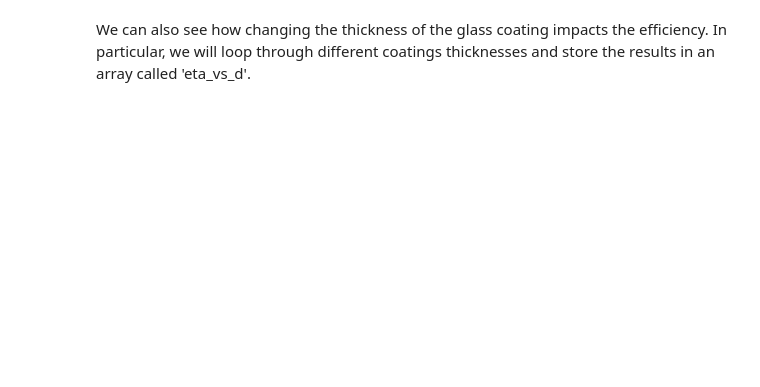
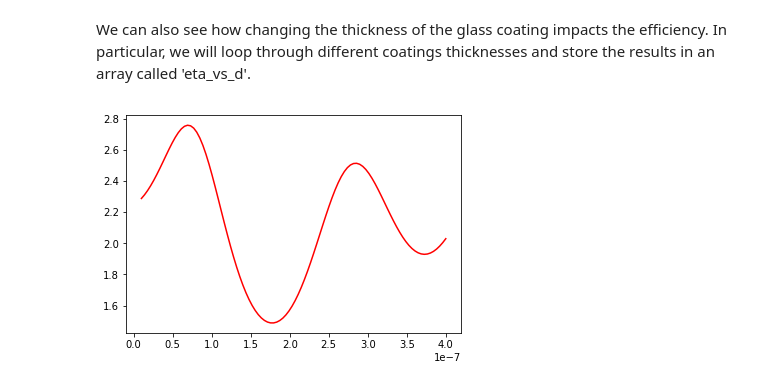
Before and after one commit to FoleyLab/wptherml_v1.0.0, a Jupyter notebook: Example2.ipynb, the cells around one changed output. Cells and saved outputs as stored; diff of their text form; code cells hidden in the pictures; blank space fills up the shorter version.

```diff
--- a/Example2.ipynb
+++ b/Example2.ipynb
@@ -91,20 +96,20 @@ We can also see how changing the thickness of the glass coating impacts the effi
 # %%
 ### method to compute reflectivity, transmissivity, and absorptivity vs angle at a specified
 ### wavelength... results are stored in the attributes
 ### self.r_vs_theta, self.t_vs_theta, and self.eps_vs_theta... array of angles is self.theta_array
 import numpy as np
-eta_vs_d = np.zeros(200)
-d_array = np.linspace(10e-9,400e-9,200)
+eta_vs_d = np.zeros(100)
+d_array = np.linspace(10e-9,400e-9,100)
 i = 0
 for dsio2 in d_array:
     coated_w.d[1] = dsio2
-    coated_w.Fresnel()
-    coated_w.ThermalEmission()
-    coated_w.LuminousEfficiency()
-    eta_vs_d[i] = coated_w.eta_lum
+    coated_w.fresnel()
+    coated_w.thermal_emission()
+    coated_w.luminous_efficiency()
+    eta_vs_d[i] = coated_w.luminous_efficiency_val*100
     i = i + 1
 
 plt.plot(d_array, eta_vs_d, 'red')
 plt.show()
-#plt.plot(180/np.pi*glass_slab.theta_array, glass_slab.r_vs_theta, 'red')
-#plt.show()
+# %% [output]
+[figure, added]
```
Also changed, not shown: parts of 5 cells of this notebook, 2 other files.
